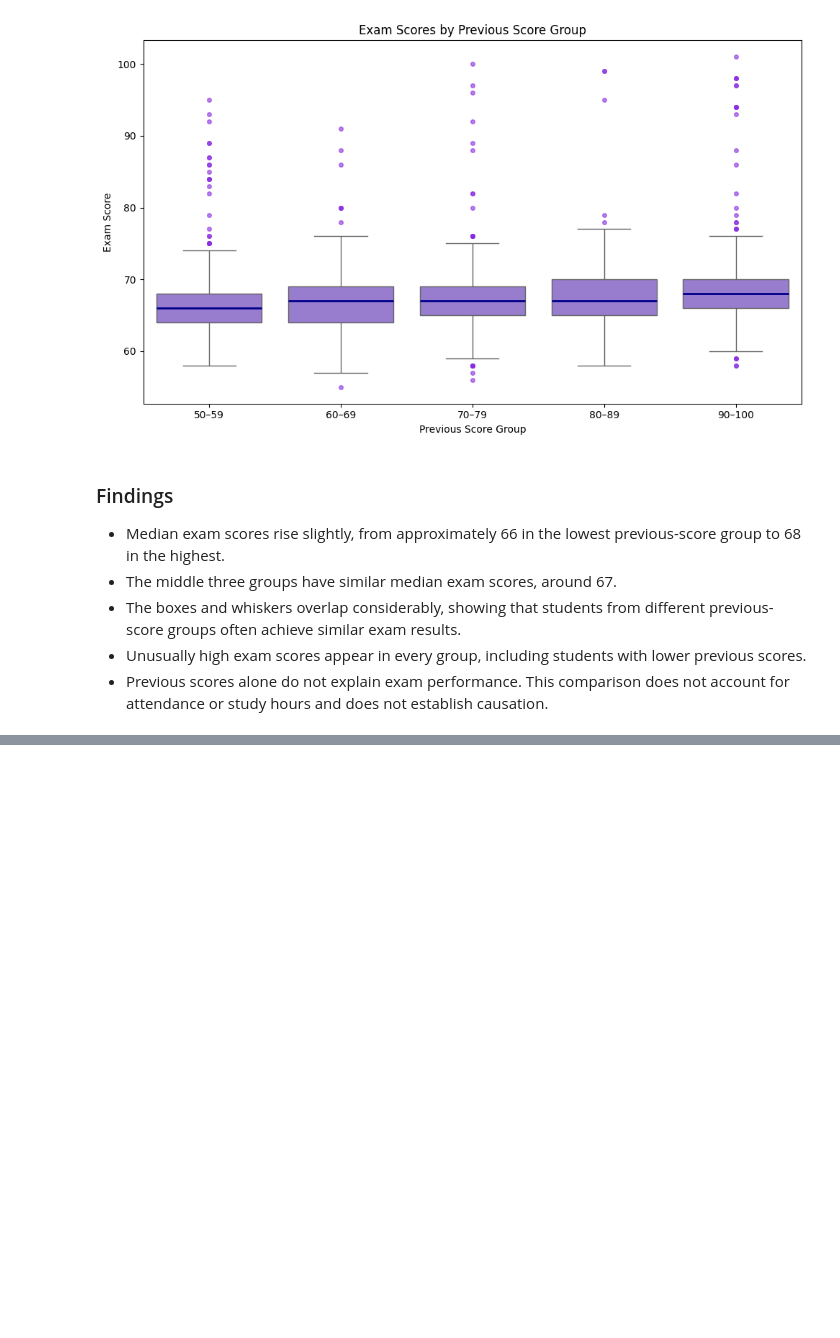
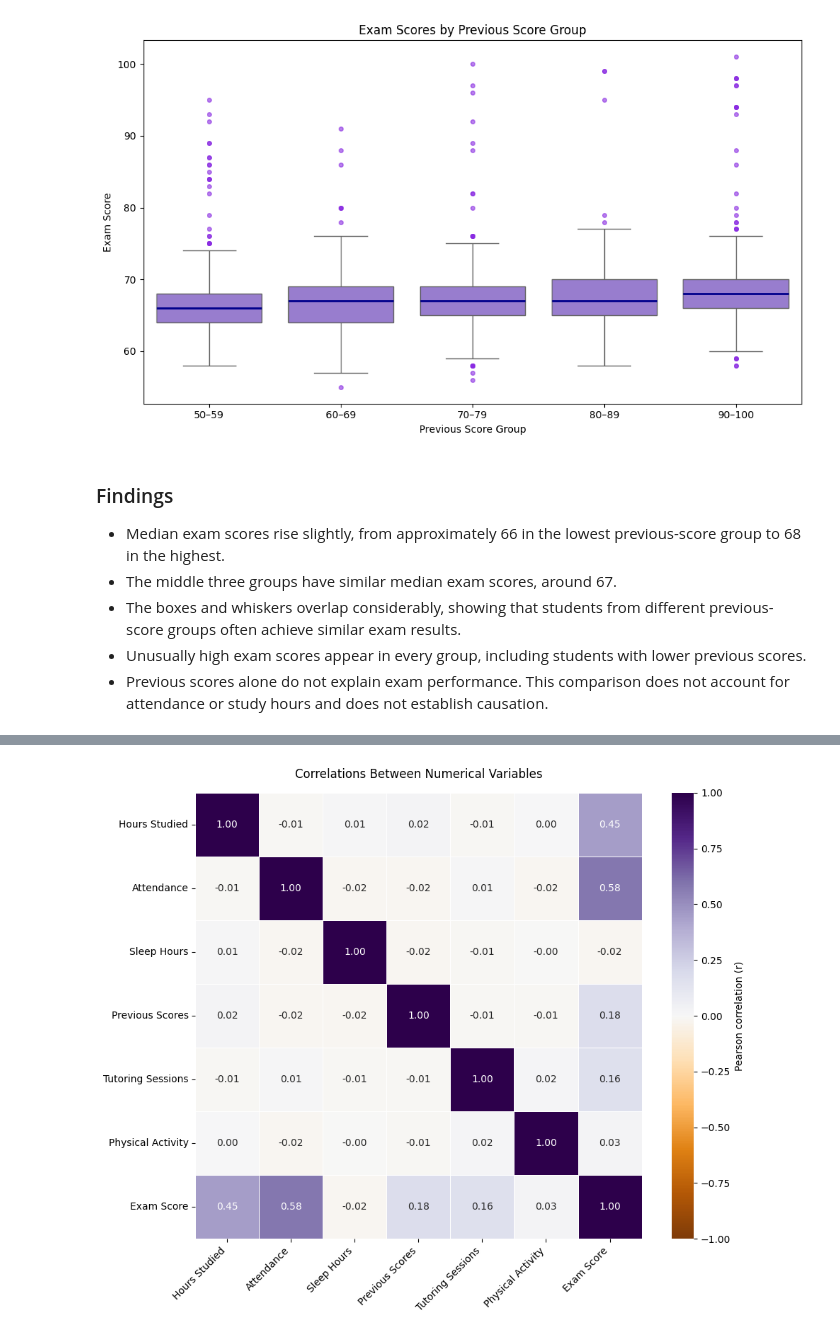
Before and after one commit to LieneRubule/student-performance-analysis, a Jupyter notebook: jupyter_notebooks/Student_Performance_EDA.ipynb, the cells around one changed output, grey strips where cells are left out. Saved outputs shown, nothing was run; the diff lists cells and outputs as text; code cells hidden in the pictures; blank space fills up the shorter version.

Commit message:
Add numerical correlation matrix, heatmap and findings

```diff
--- a/jupyter_notebooks/Student_Performance_EDA.ipynb
+++ b/jupyter_notebooks/Student_Performance_EDA.ipynb
@@ -497,0 +512,60 @@ plt.show()
+# %%
+# Created with assistance from ChatGPT.
+# Pandas documentation — correlation matrix:
+# https://pandas.pydata.org/docs/reference/api/pandas.DataFrame.corr.html
+# Seaborn documentation — heatmap:
+# https://seaborn.pydata.org/generated/seaborn.heatmap.html
+
+# Include the original numerical variables, excluding any derived groups.
+correlation_columns = [
+    "Hours_Studied",
+    "Attendance",
+    "Sleep_Hours",
+    "Previous_Scores",
+    "Tutoring_Sessions",
+    "Physical_Activity",
+    "Exam_Score"
+]
+
+correlation_matrix = df[correlation_columns].corr(method="pearson")
+
+# Display the numerical matrix.
+display(correlation_matrix.round(3))
+
+# Use readable labels without changing the original dataset.
+correlation_labels = [
+    column.replace("_", " ") for column in correlation_columns
+]
+
+fig, ax = plt.subplots(figsize=(10, 8))
+
+sns.heatmap(
+    correlation_matrix,
+    annot=True,
+    fmt=".2f",
+    cmap="PuOr",
+    vmin=-1,
+    vmax=1,
+    center=0,
+    square=True,
+    linewidths=0.5,
+    xticklabels=correlation_labels,
+    yticklabels=correlation_labels,
+    cbar_kws={"label": "Pearson correlation (r)"},
+    ax=ax
+)
+
+ax.set_title("Correlations Between Numerical Variables", pad=15)
+plt.setp(ax.get_xticklabels(), rotation=45, ha="right")
+plt.setp(ax.get_yticklabels(), rotation=0)
+
+fig.tight_layout()
+
+# Save a PNG copy and display the chart in the notebook.
+fig.savefig(
+    "../visualisations/numerical_correlation_heatmap.png",
+    dpi=300,
+    bbox_inches="tight"
+)
+plt.show()
+# %% [output]
@@ -497,0 +580 @@ plt.show()
+[figure, added]
```
Also changed, not shown: parts of 3 cells of this notebook, 1 other file.
